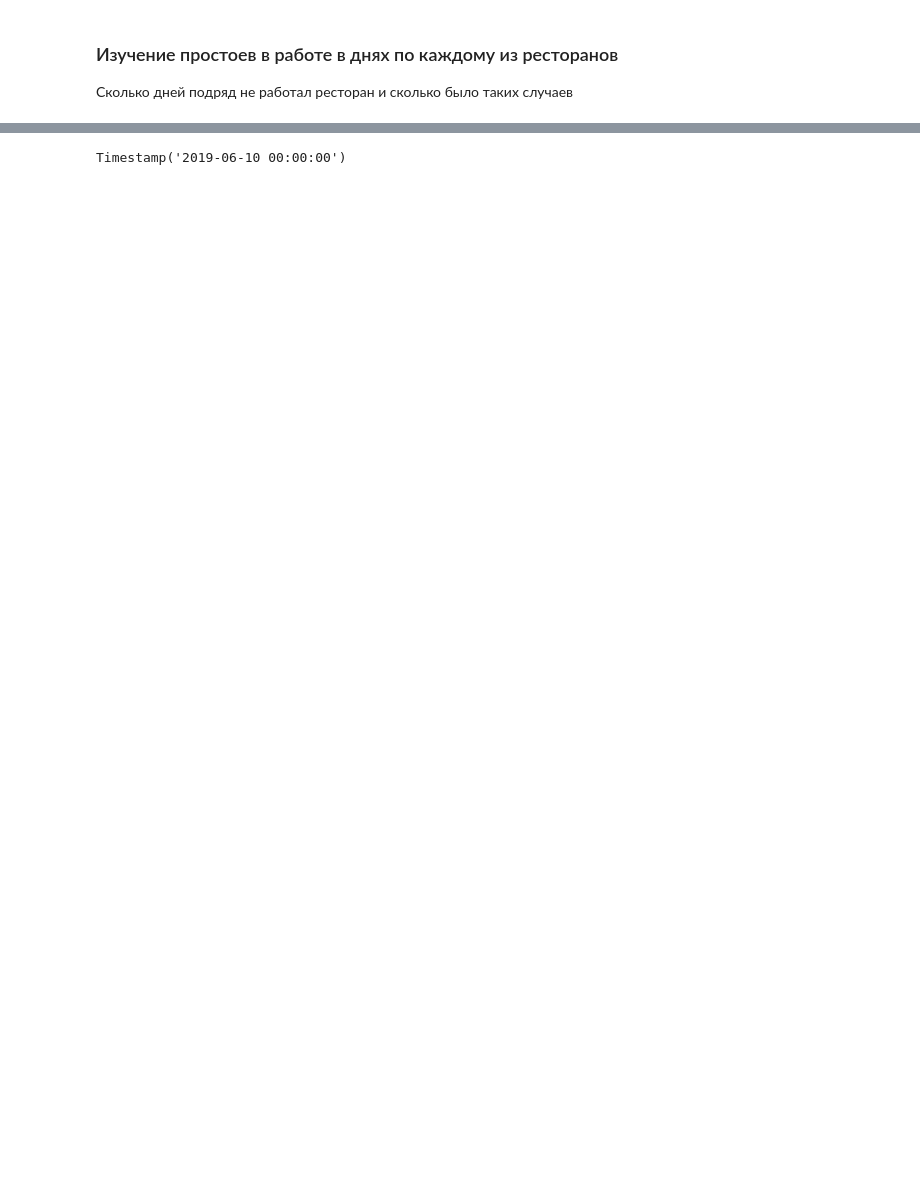
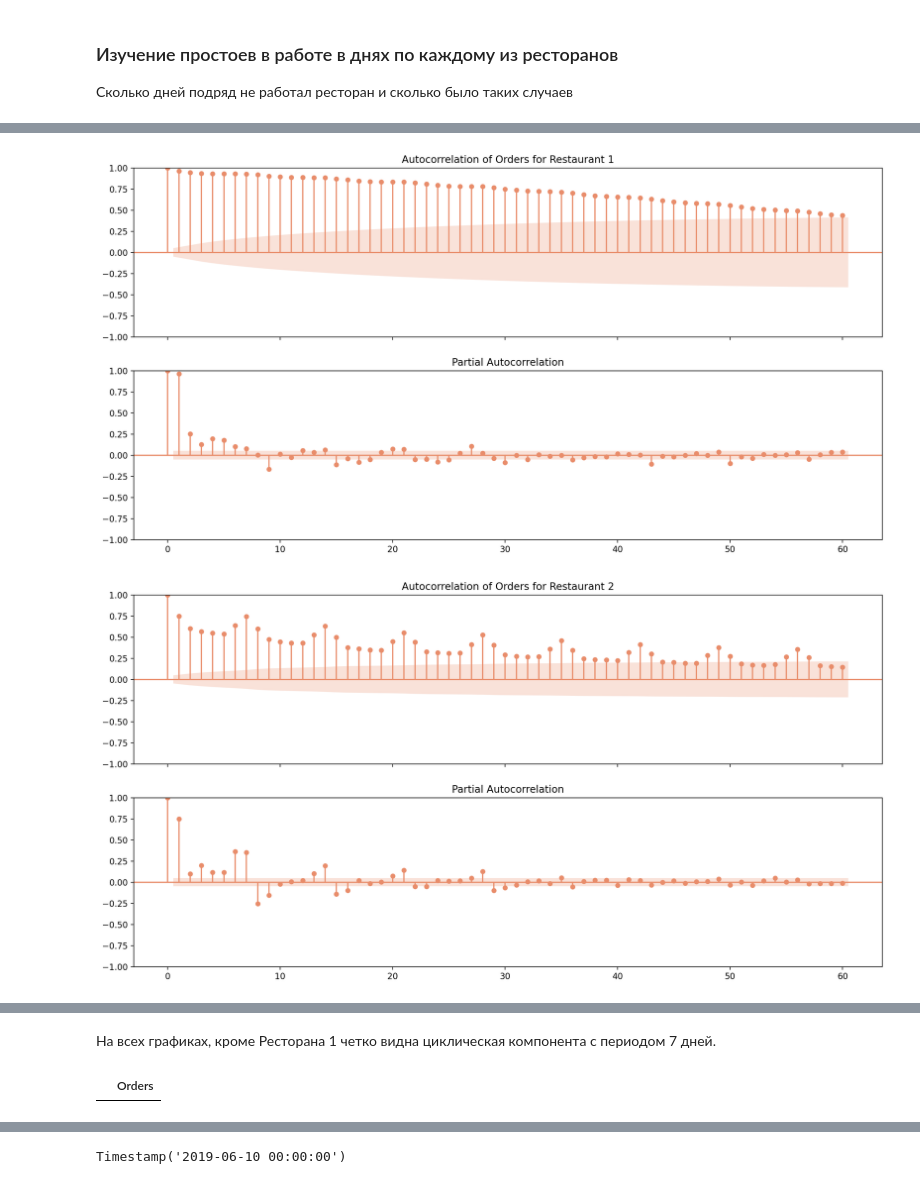
Before and after one commit to Chepell/Burger_King_TimeSeries, a Jupyter notebook: notebooks/1.0-Raw_Data_Preparation.ipynb, the cells around one changed output, grey strips where cells are left out. Drawn from its saved outputs; the diff is of its cells as text; code cells hidden in the pictures; blank space fills up the shorter version.

```diff
--- a/notebooks/1.0-Raw_Data_Preparation.ipynb
+++ b/notebooks/1.0-Raw_Data_Preparation.ipynb
@@ -155,0 +274,3 @@ df
+# %%
+rest_ts = rest_ts_list[0]
+rest_ts
@@ -155,0 +293,16 @@ df
+# %%
+from statsmodels.graphics.tsaplots import plot_acf
+
+for i, rest_ts in enumerate(rest_ts_list):
+    title = f"Autocorrelation of Orders for Restaurant {i+1}"
+    # plot_acf(rest_ts['Orders'], title=title)
+
+    lags = 60
+    fig, ax = plt.subplots(2, 1, figsize=(16, 8), sharex=True)
+
+    sm.graphics.tsa.plot_acf(rest_ts.values.squeeze(), lags=lags, ax=ax[0], title=title)
+    sm.graphics.tsa.plot_pacf(rest_ts, lags=lags, ax=ax[1])
+    plt.show()
+# %% [output]
+[figure, added]
+[figure, added]
@@ -155,0 +312,6 @@ df
+# %% [markdown]
+На всех графиках, кроме Ресторана 1 четко видна циклическая компонента с периодом 7 дней.
+# %%
+rest_ts[rest_ts.isna().any(axis=1)]
+# %% [output]
+|  | Orders |
```
Also changed, not shown: parts of 33 cells of this notebook, 1 other file.
